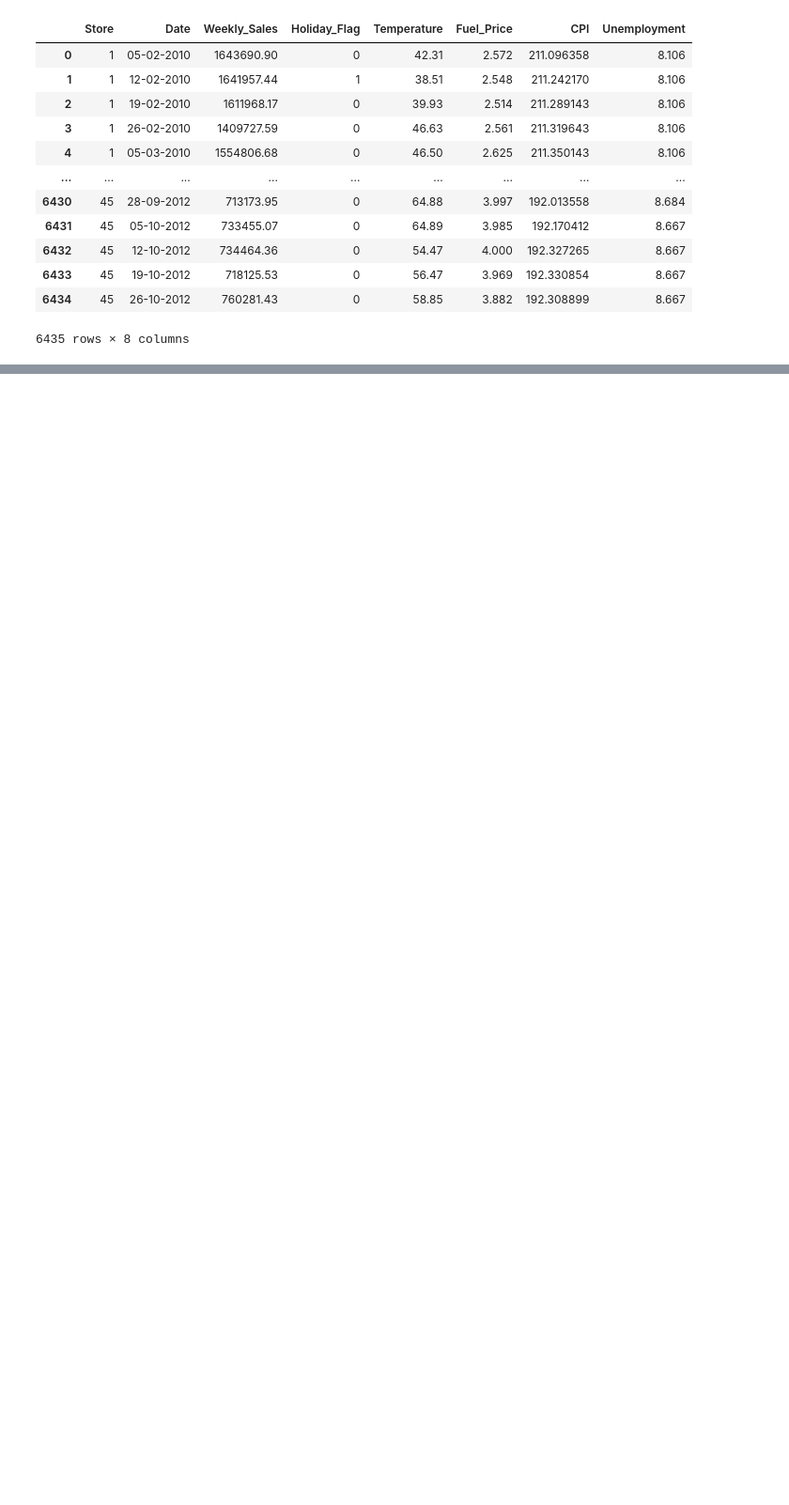
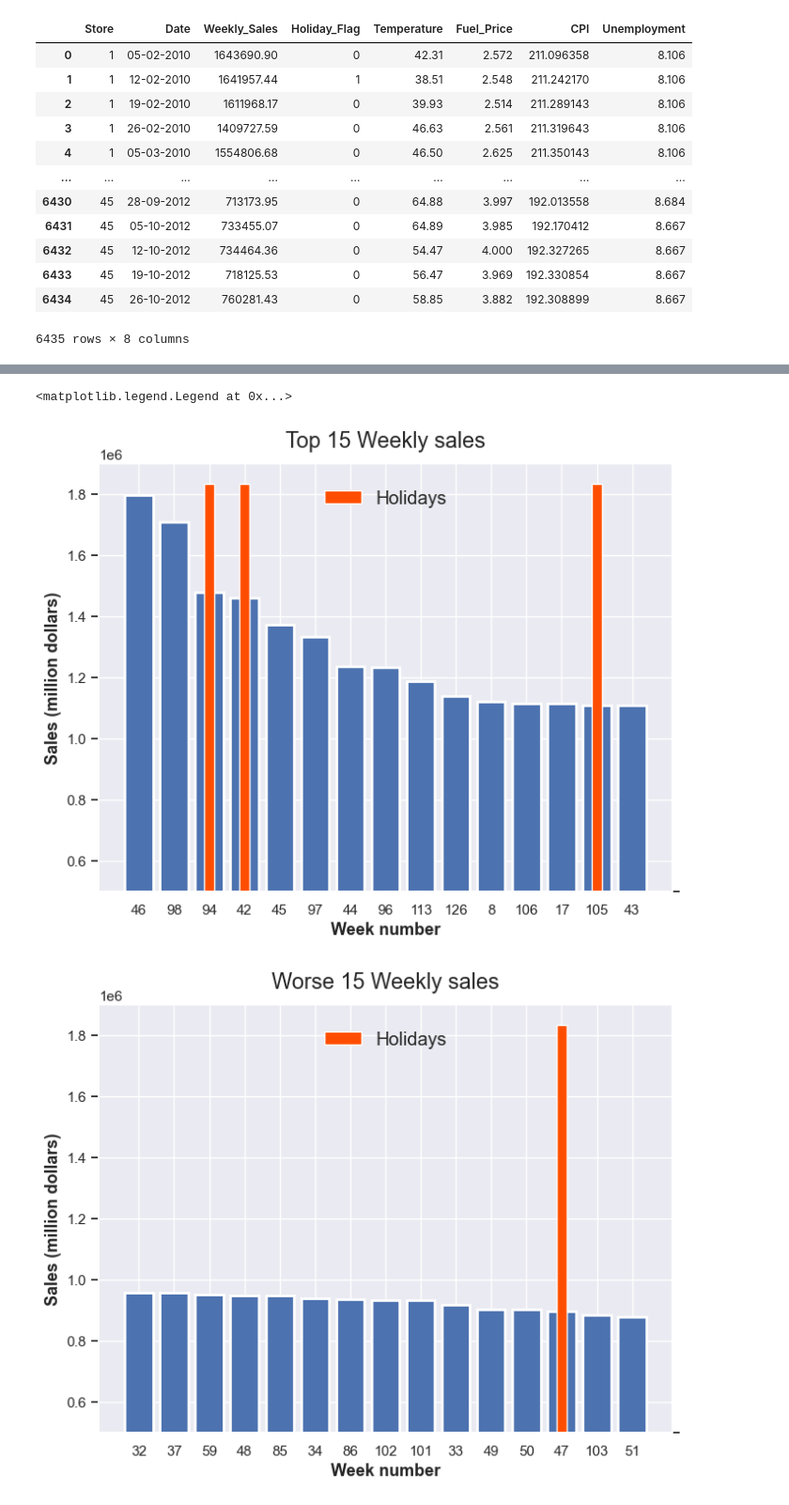
Before and after one commit to ubco-W2022T2-data301/project-group-group36, a Jupyter notebook: analysis/analysis2.ipynb, the cells around one changed output, grey strips where cells are left out. Shown at 94% size. Drawn from its saved outputs; the diff is of its cells as text; code cells hidden in the pictures; blank space fills up the shorter version.

```diff
--- a/analysis/analysis2.ipynb
+++ b/analysis/analysis2.ipynb
@@ -26,0 +246,39 @@ ds
+# %%
+MFdf_topSales = MFdf_sortbySales.head(15)
+MFdf_worseSales = MFdf_sortbySales.tail(15)
+
+fig, EV4_1 = plt.subplots(figsize=(8, 6))
+EV4_1.bar(MFdf_topSales['Week#'], MFdf_topSales['Weekly_Sales'], linewidth=2, label='Sales')
+
+EV4_1_2 = EV4_1.twinx()
+EV4_1_2.bar(MFdf_topSales['Week#'], MFdf_topSales['Holiday_Flag'], 0.3, color='#FF4D00',label='Holidays')
+
+EV4_1.set_xlabel("Week number", fontsize=13, fontweight="bold")
+EV4_1.set_ylabel("Sales (million dollars)", fontsize=13, fontweight="bold")
+EV4_1.set_title("Top 15 Weekly sales", fontsize=17, y=1.02)
+EV4_1.set_ylim([500000, 1900000])
+
+EV4_1_2.set_ylabel(" ")
+EV4_1_2.set_yticks([0],[' '])
+EV4_1_2.legend(loc='upper center', fontsize='large',handlelength=2, frameon=False, borderaxespad=1)
+
+
+fig, EV4_2 = plt.subplots(figsize=(8, 6))
+EV4_2.bar(MFdf_worseSales['Week#'], MFdf_worseSales['Weekly_Sales'], linewidth=2, label='Sales')
+
+EV4_2_2 = EV4_2.twinx()
+EV4_2_2.bar(MFdf_worseSales['Week#'], MFdf_worseSales['Holiday_Flag'], 0.3, color='#FF4D00',label='Holidays')
+
+EV4_2.set_xlabel("Week number", fontsize=13, fontweight="bold")
+EV4_2.set_ylabel("Sales (million dollars)", fontsize=13, fontweight="bold")
+EV4_2.set_title("Worse 15 Weekly sales", fontsize=17, y=1.02)
+EV4_2.set_ylim([500000, 1900000])
+
+
+EV4_2_2.set_ylabel(" ")
+EV4_2_2.set_yticks([0],[' '])
+EV4_2_2.legend(loc='upper center', fontsize='large',handlelength=2, frameon=False, borderaxespad=1)
+# %% [output]
+<matplotlib.legend.Legend at 0x...>
+[figure, added]
+[figure, added]
```
Also changed, not shown: parts of 22 cells of this notebook.
